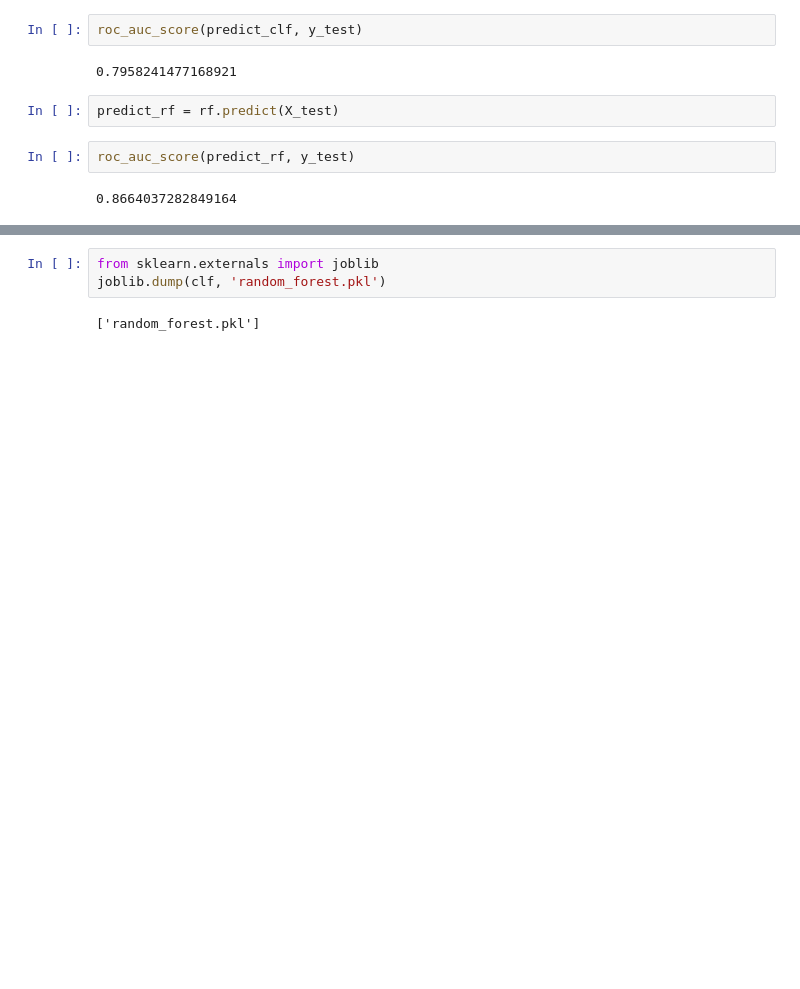
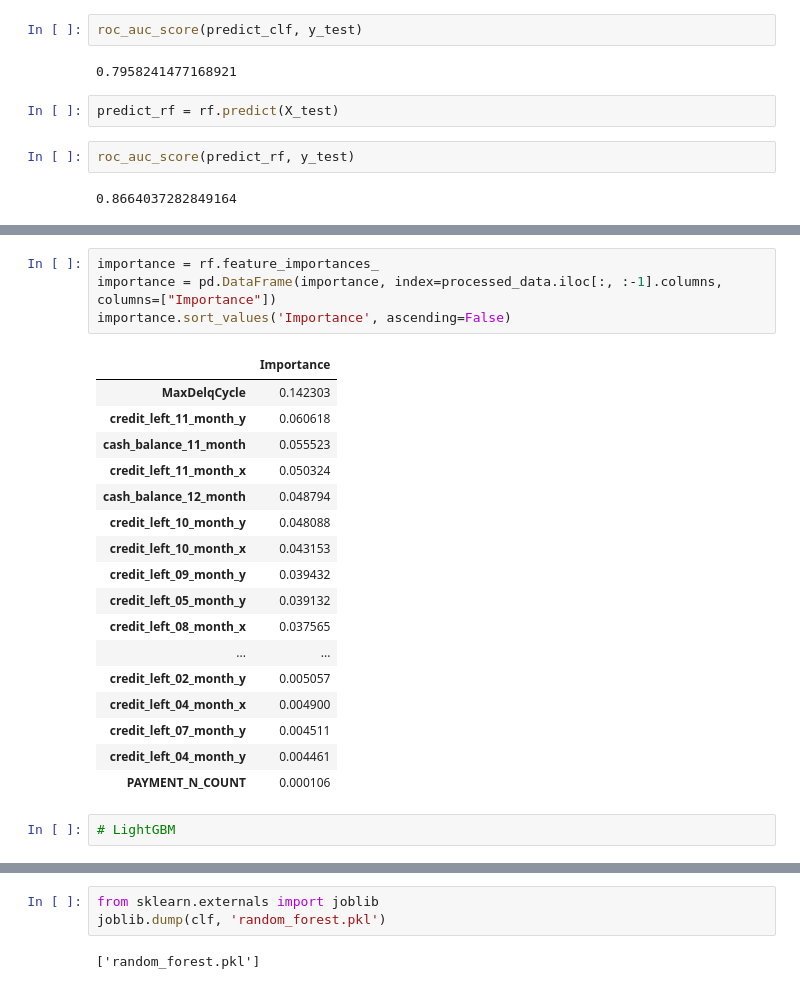
Before and after one commit to tonytontian/Data_Cup_Hello_Team, a Jupyter notebook: code/model_test.ipynb, the cells around one changed output, grey strips where cells are left out. Drawn from its saved outputs; the diff is of its cells as text; blank space fills up the shorter version.

```diff
--- a/code/model_test.ipynb
+++ b/code/model_test.ipynb
@@ -300,0 +267,24 @@ billing_training[billing_training['ID_CPTE'] == 86170782]
+# %%
+importance = rf.feature_importances_
+importance = pd.DataFrame(importance, index=processed_data.iloc[:, :-1].columns, columns=["Importance"])
+importance.sort_values('Importance', ascending=False)
+# %% [output]
+|  | Importance |
+| MaxDelqCycle | 0.142303 |
+| credit_left_11_month_y | 0.060618 |
+| cash_balance_11_month | 0.055523 |
+| credit_left_11_month_x | 0.050324 |
+| cash_balance_12_month | 0.048794 |
+| credit_left_10_month_y | 0.048088 |
+| credit_left_10_month_x | 0.043153 |
+| credit_left_09_month_y | 0.039432 |
+| credit_left_05_month_y | 0.039132 |
+| credit_left_08_month_x | 0.037565 |
+| ... | ... |
+| credit_left_02_month_y | 0.005057 |
+| credit_left_04_month_x | 0.004900 |
+| credit_left_07_month_y | 0.004511 |
+| credit_left_04_month_y | 0.004461 |
+| PAYMENT_N_COUNT | 0.000106 |
+# %%
+# LightGBM
```
Also changed, not shown: parts of 29 cells of this notebook, 2 other files.
